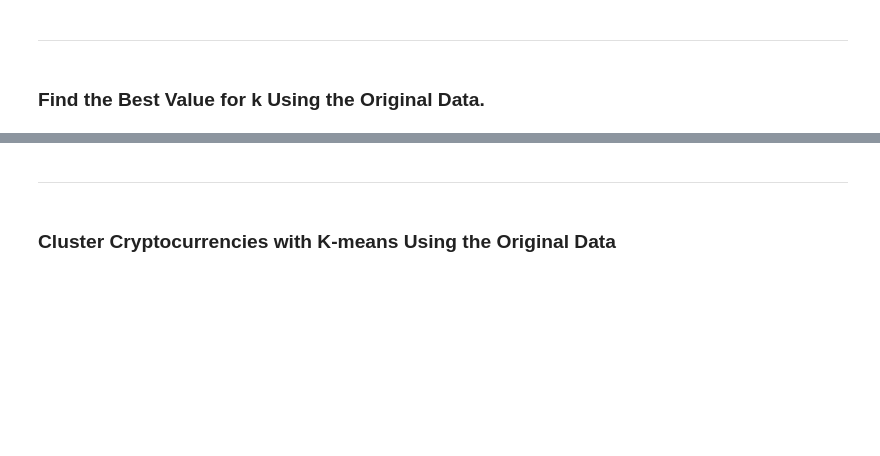
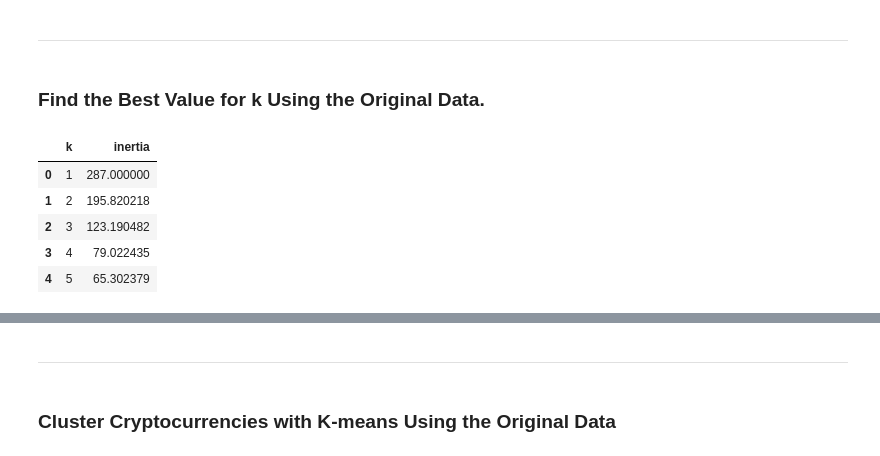
Before and after one commit to leajinks/CryptoClustering, a Jupyter notebook: Crypto_Clustering.ipynb, the cells around one changed output, grey strips where cells are left out. Drawn from its saved outputs; the diff is of its cells as text; code cells hidden in the pictures; blank space fills up the shorter version.

```diff
--- a/Crypto_Clustering.ipynb
+++ b/Crypto_Clustering.ipynb
@@ -123,8 +112,30 @@ df_scaled_crypto.head()
+# %%
+# Create a list to store inertia values and the values of k
+inertia = []
+
+# Create a list to set the range of k values to test
+k = list(range(1, 11))
+# %%
+# Create a for loop to compute the inertia with each possible value of k
+
+for i in k:
+    k_model = KMeans(n_clusters=i, random_state=0)
+    k_model.fit(df_scaled_crypto)
+    inertia.append(k_model.inertia_)
 # %%
 # Create a dictionary with the data to plot the Elbow curve
+elbow_data = {"k": k, "inertia": inertia}
+df_elbow = pd.DataFrame(elbow_data)
 
-
-# Create a DataFrame with the data to plot the Elbow curve
+# Review the DataFrame
+df_elbow.head()
+# %% [output]
+|  | k | inertia |
+| 0 | 1 | 287.000000 |
+| 1 | 2 | 195.820218 |
+| 2 | 3 | 123.190482 |
+| 3 | 4 | 79.022435 |
+| 4 | 5 | 65.302379 |
 # %%
 # Plot a line chart with all the inertia values computed with
 # the different values of k to visually identify the optimal value for k.
```
Also changed, not shown: parts of 4 cells of this notebook.
